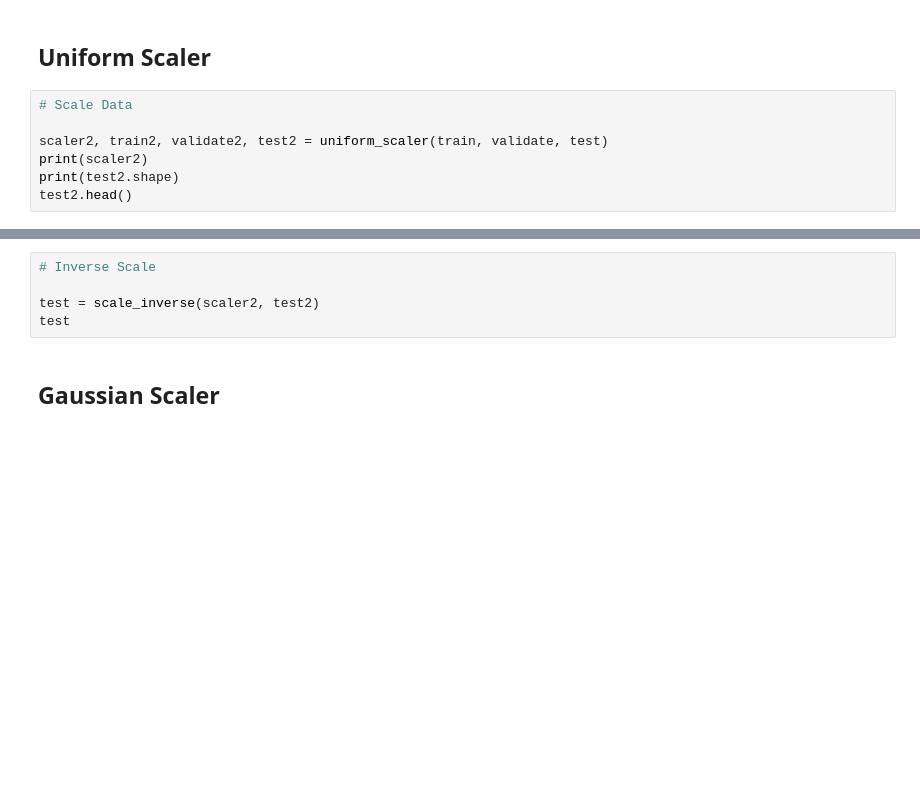
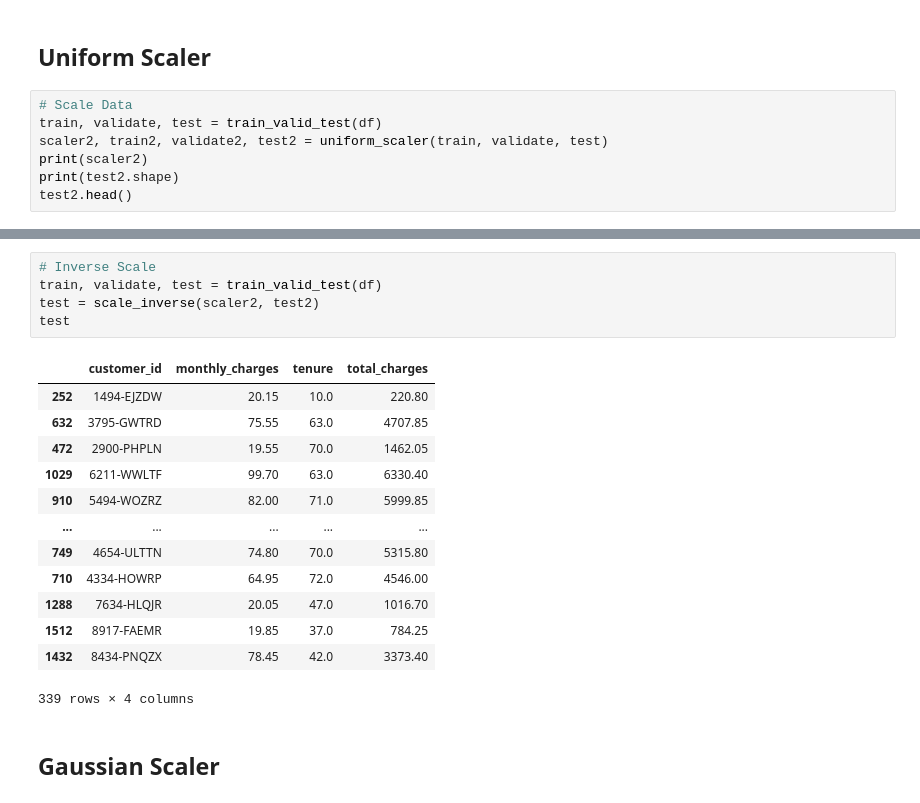
Before and after one commit to CSolitaire/regression-exercises, a Jupyter notebook: wrangle.ipynb, the cells around one changed output, grey strips where cells are left out. Saved outputs shown, nothing was run; the diff lists cells and outputs as text; blank space fills up the shorter version.

```diff
--- a/wrangle.ipynb
+++ b/wrangle.ipynb
@@ -210,7 +308,7 @@ test
 ## Uniform Scaler
 # %%
 # Scale Data
-
+train, validate, test = train_valid_test(df)
 scaler2, train2, validate2, test2 = uniform_scaler(train, validate, test)
 print(scaler2)
 print(test2.shape)
@@ -221,8 +330,22 @@ plt.show()
 # %%
 # Inverse Scale
-
+train, validate, test = train_valid_test(df)
 test = scale_inverse(scaler2, test2)
 test
+# %% [output]
+|  | customer_id | monthly_charges | tenure | total_charges |
+| 252 | 1494-EJZDW | 20.15 | 10.0 | 220.80 |
+| 632 | 3795-GWTRD | 75.55 | 63.0 | 4707.85 |
+| 472 | 2900-PHPLN | 19.55 | 70.0 | 1462.05 |
+| 1029 | 6211-WWLTF | 99.70 | 63.0 | 6330.40 |
+| 910 | 5494-WOZRZ | 82.00 | 71.0 | 5999.85 |
+| ... | ... | ... | ... | ... |
+| 749 | 4654-ULTTN | 74.80 | 70.0 | 5315.80 |
+| 710 | 4334-HOWRP | 64.95 | 72.0 | 4546.00 |
+| 1288 | 7634-HLQJR | 20.05 | 47.0 | 1016.70 |
+| 1512 | 8917-FAEMR | 19.85 | 37.0 | 784.25 |
+| 1432 | 8434-PNQZX | 78.45 | 42.0 | 3373.40 |
+339 rows × 4 columns
 # %% [markdown]
 ## Gaussian Scaler
 # %%
```
Also changed, not shown: parts of 27 cells of this notebook.
